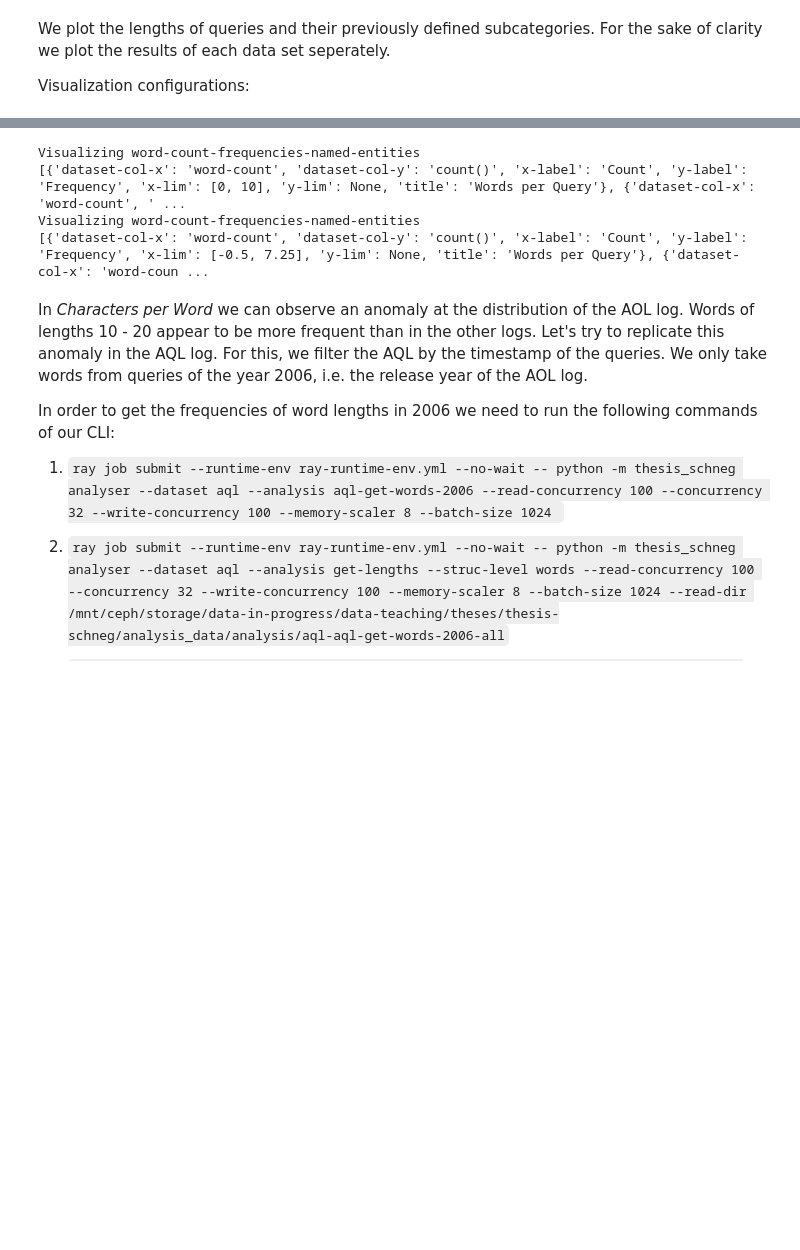
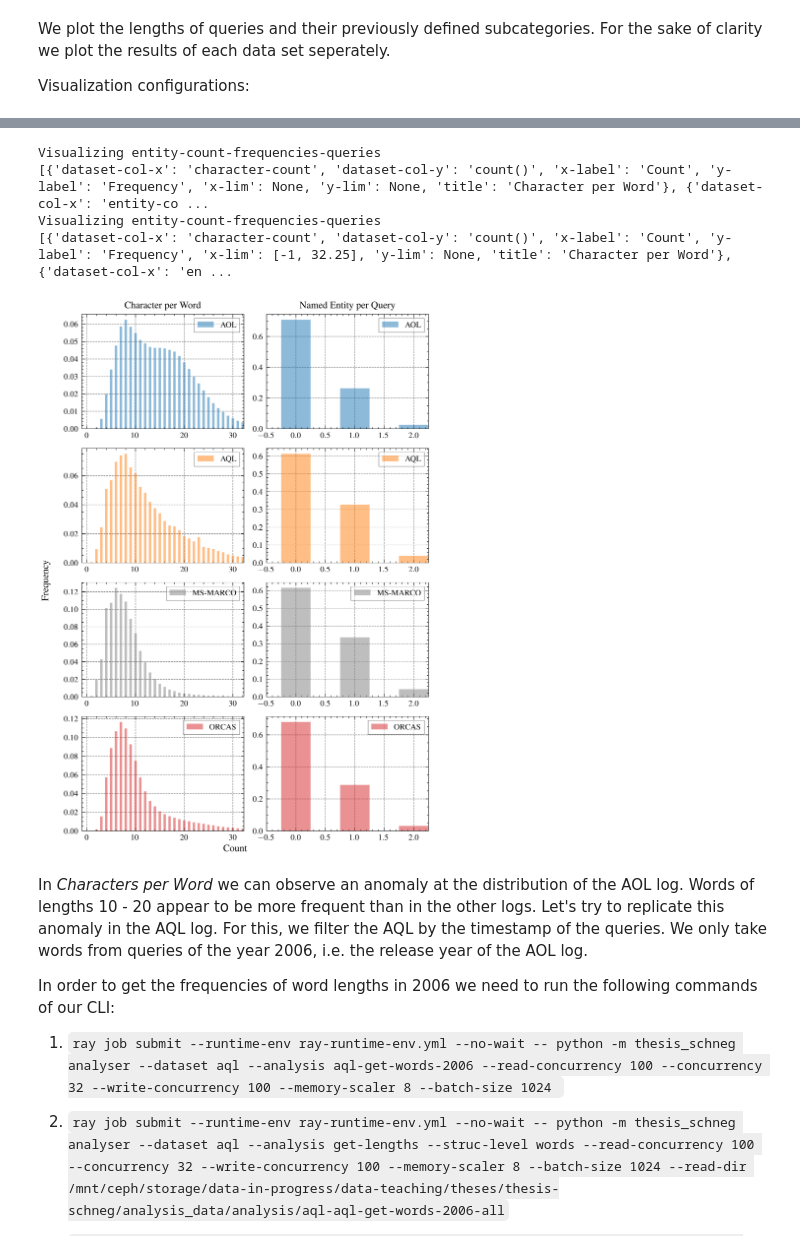
Before and after one commit to bnsch98/verifying-query-logs-from-unknown-sources, a Jupyter notebook: src/thesis_schneg/vis_descriptive_statistics.ipynb, the cells around one changed output, grey strips where cells are left out. Drawn from its saved outputs; the diff is of its cells as text; code cells hidden in the pictures; blank space fills up the shorter version.

Commit message:
plots changed

```diff
--- a/src/thesis_schneg/vis_descriptive_statistics.ipynb
+++ b/src/thesis_schneg/vis_descriptive_statistics.ipynb
@@ -382,36 +378,27 @@ import scienceplots
 # save_vis: bool = False
 save_vis: bool = True
 
-analyses_params = []
+# analyses_params = []
 
-for item in base_analyses:
-    for struc in struc_level:
-        if struc == 'queries':
-            sub_title = "Query"
-        elif struc == 'named-entities':
-            sub_title = "Named Entity"
-        elif struc == 'words':
-            sub_title = "Word"
+# for item in base_analyses:
+#     for struc in struc_level:
+#         if struc == 'queries':
+#             sub_title = "Query"
+#         elif struc == 'named-entities':
+#             sub_title = "Named Entity"
+#         elif struc == 'words':
+#             sub_title = "Word"
 
-        # load visualization parametes into dictionary
-        if f"{item}-{struc}" == f'character-count-frequencies-{struc}':
-            vis_params = {"dataset-col-x": "character-count", "dataset-col-y": "count()", "x-label": "Count", "y-label": "Frequency", "x-lim": [0,10], "y-lim": None, "title": f"Characters per {sub_title}"}
-        elif f"{item}-{struc}" == f'word-count-frequencies-{struc}':
-            vis_params = {"dataset-col-x": "word-count", "dataset-col-y": "count()", "x-label": "Count", "y-label": "Frequency", "x-lim": [0,10], "y-lim": None, "title": f"Words per {sub_title}"}
-        elif f"{item}-{struc}" == f'entity-count-frequencies-{struc}':
-            vis_params = {"dataset-col-x": "entity-count", "dataset-col-y": "count()", "x-label": "Count", "y-label": "Frequency", "x-lim": [0,10], "y-lim": None, "title": f"Named Entities per {sub_title}"}
-        analyses_params.append(vis_params)
+#         # load visualization parametes into dictionary
+#         if f"{item}-{struc}" == f'character-count-frequencies-{struc}':
+#             vis_params = {"dataset-col-x": "character-count", "dataset-col-y": "count()", "x-label": "Count", "y-label": "Frequency", "x-lim": [0,10], "y-lim": None, "title": f"Characters per {sub_title}"}
+#         elif f"{item}-{struc}" == f'word-count-frequencies-{struc}':
+#             vis_params = {"dataset-col-x": "word-count", "dataset-col-y": "count()", "x-label": "Count", "y-label": "Frequency", "x-lim": [0,10], "y-lim": None, "title": f"Words per {sub_title}"}
+#         elif f"{item}-{struc}" == f'entity-count-frequencies-{struc}':
+#             vis_params = {"dataset-col-x": "entity-count", "dataset-col-y": "count()", "x-label": "Count", "y-label": "Frequency", "x-lim": [0,10], "y-lim": None, "title": f"Named Entities per {sub_title}"}
+#         analyses_params.append(vis_params)
 
 
-# latex rendering for matplotlib
-matplotlib.rcParams.update(
-    {
-        "pgf.texsystem": "pdflatex",
-        "font.family": "serif",
-        "text.usetex": True,
-        "pgf.rcfonts": False,
-    }
-)
 base_path = "/home/benjamin/studium/masterarbeit/thesis-schneg/plots/"
 if take_new_directory:
     base_path = base_path + "updated_plots/"
@@ -430,11 +417,8 @@ else:
 if not vis_dir.exists() and save_vis:
         vis_dir.mkdir(parents=True)
 
-# enable pgf format for matplotlib
-if save_vis:
-    matplotlib.use("pgf")
 # use science style for plots from scienceplots library
-plt.style.use(["science", "grid"])
+plt.style.use(["science", "grid", "ieee"])
 
 # create subplots for each dataset
 # set size of plot
@@ -518,44 +502,50 @@ for i in range(len(analyses)):
         width = textwidth * scale
         height = width * aspect_ratio
 
         # # create subplot for dataset
         # fig, ax = plt.subplots(ncols=1, nrows=1, figsize=(width, height))
 
         # apply specific visualization function
         fig, ax = bar_plot(data=vis_data, subplots=(fig, ax),
                                                 vis_params=vis_params, multi=multi,  bar_width=bar_width)
 
         # # make layout tight
         # plt.tight_layout()
 
         # # either save visualization or show it
         # if save_vis:
         #     fig.savefig(vis_dir.joinpath(f"{dataset}.pgf"))
         # else:
         #     plt.show()
 
 if dataset is None:
     fig.supxlabel(analyses_params[0]["x-label"], ha='center', va='center', y=0.033)
     fig.supylabel(analyses_params[0]["y-label"])
 # make layout tight
 plt.tight_layout()
 
-# either save visualization or show it
+plt.show()
+
+plot_format = 'pdf'
 if save_vis:
     if dataset is not None:
+        output = dataset
         if analyses[0] == 'character-count-frequencies-words' and dataset == 'aol' and cleaned_aol:
-            fig.savefig(vis_dir.joinpath(f"{dataset}-domains-cleaned.pgf"))
-        else:
-            fig.savefig(vis_dir.joinpath(f"{dataset}.pgf"))
+            output = f"{output}-domains-cleaned"
     else:
-        fig.savefig(vis_dir.joinpath("all.pgf"))
-else:
-    plt.show()
+        output = "all"
+    # delete old plot
+    for file in vis_dir.iterdir():
+        if file.is_file() and file.name.endswith(f'.{plot_format}') and file.stem == output:
+            file.unlink()
+
+    fig.savefig(vis_dir.joinpath(f"{output}.{plot_format}"), format=plot_format)
 # %% [output]
-Visualizing word-count-frequencies-named-entities
-[{'dataset-col-x': 'word-count', 'dataset-col-y': 'count()', 'x-label': 'Count', 'y-label': 'Frequency', 'x-lim': [0, 10], 'y-lim': None, 'title': 'Words per Query'}, {'dataset-col-x': 'word-count', ' ...
-Visualizing word-count-frequencies-named-entities
-[{'dataset-col-x': 'word-count', 'dataset-col-y': 'count()', 'x-label': 'Count', 'y-label': 'Frequency', 'x-lim': [-0.5, 7.25], 'y-lim': None, 'title': 'Words per Query'}, {'dataset-col-x': 'word-coun ...
+Visualizing entity-count-frequencies-queries
+[{'dataset-col-x': 'character-count', 'dataset-col-y': 'count()', 'x-label': 'Count', 'y-label': 'Frequency', 'x-lim': None, 'y-lim': None, 'title': 'Character per Word'}, {'dataset-col-x': 'entity-co ...
+Visualizing entity-count-frequencies-queries
+[{'dataset-col-x': 'character-count', 'dataset-col-y': 'count()', 'x-label': 'Count', 'y-label': 'Frequency', 'x-lim': [-1, 32.25], 'y-lim': None, 'title': 'Character per Word'}, {'dataset-col-x': 'en ...
+[figure, added]
 # %% [markdown]
 In *Characters per Word* we can observe an anomaly at the distribution of the AOL log. Words of lengths 10 - 20 appear to be more frequent than in the other logs. Let's try to replicate this anomaly in the AQL log. For this, we filter the AQL by the timestamp of the queries. We only take words from queries of the year 2006, i.e. the release year of the AOL log.
 
```
Also changed, not shown: parts of 4 cells of this notebook, 8 other files.
